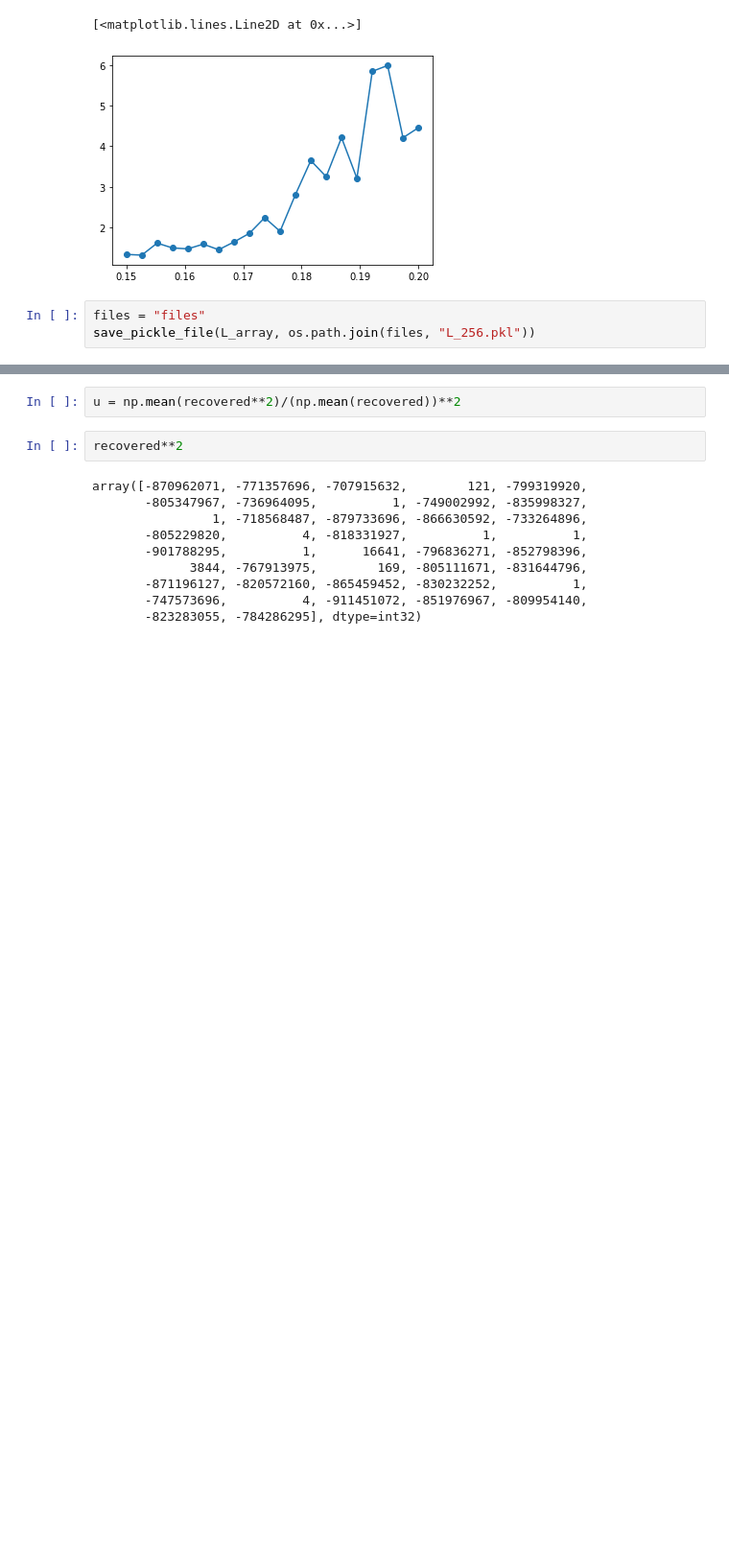
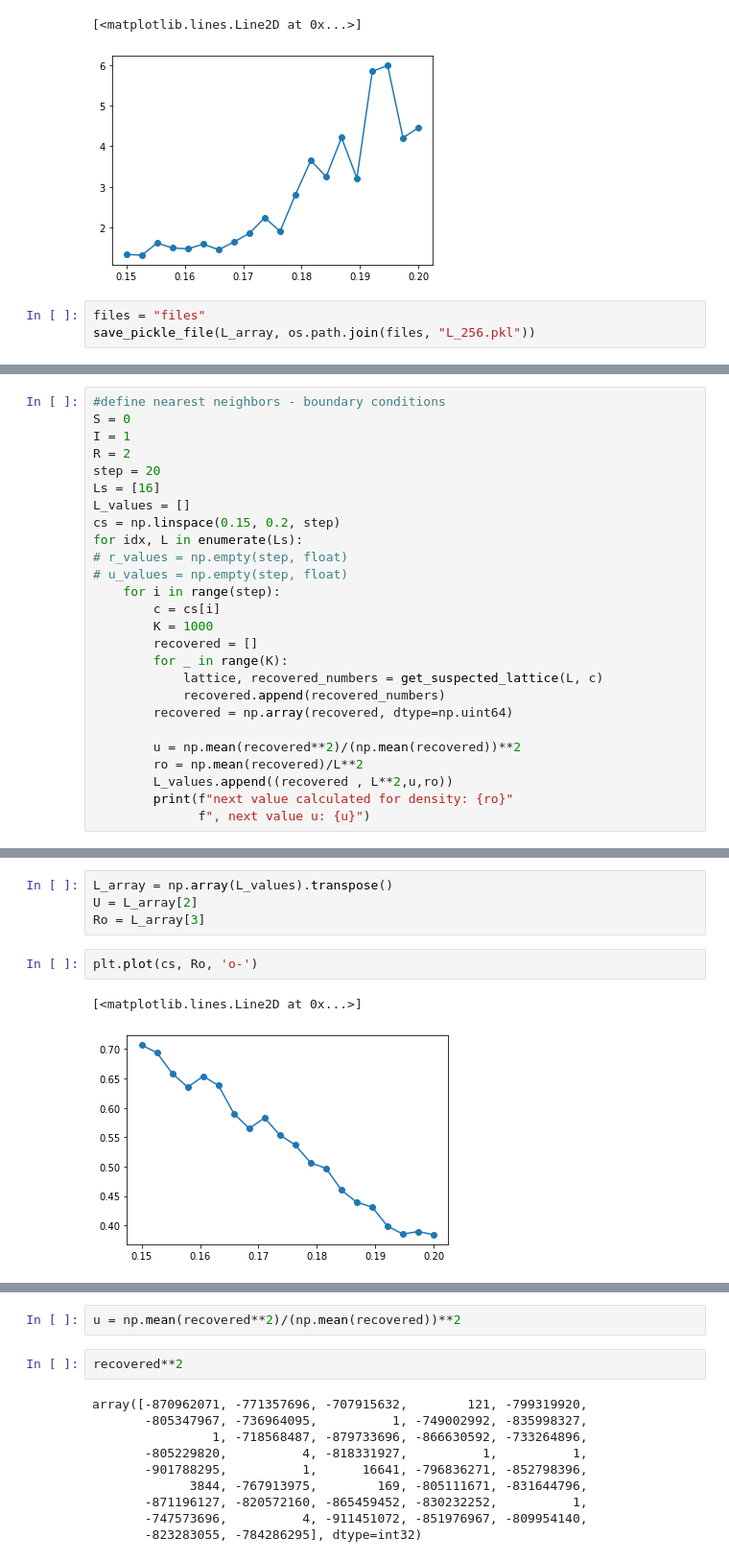
Before and after one commit to Karosemi/Stochastic_SIR_Model, a Jupyter notebook: projekt_finalny.ipynb, the cells around one changed output, grey strips where cells are left out. Shown at 96% size. Cells and saved outputs as stored; diff of their text form; blank space fills up the shorter version.

```diff
--- a/projekt_finalny.ipynb
+++ b/projekt_finalny.ipynb
@@ -290,0 +306,26 @@ array([58515, 59360, 59892,    11, 59124, 59073, 59649,     1, 59548,
+# %%
+#define nearest neighbors - boundary conditions
+S = 0
+I = 1
+R = 2
+step = 20
+Ls = [16]
+L_values = []
+cs = np.linspace(0.15, 0.2, step)
+for idx, L in enumerate(Ls):
+# r_values = np.empty(step, float)
+# u_values = np.empty(step, float)
+    for i in range(step):
+        c = cs[i]
+        K = 1000
+        recovered = []
+        for _ in range(K):
+            lattice, recovered_numbers = get_suspected_lattice(L, c)
+            recovered.append(recovered_numbers)
+        recovered = np.array(recovered, dtype=np.uint64)
+
+        u = np.mean(recovered**2)/(np.mean(recovered))**2
+        ro = np.mean(recovered)/L**2
+        L_values.append((recovered , L**2,u,ro))
+        print(f"next value calculated for density: {ro}"
+              f", next value u: {u}")
@@ -290,0 +353,9 @@ array([58515, 59360, 59892,    11, 59124, 59073, 59649,     1, 59548,
+# %%
+L_array = np.array(L_values).transpose()
+U = L_array[2]
+Ro = L_array[3]
+# %%
+plt.plot(cs, Ro, 'o-')
+# %% [output]
+[<matplotlib.lines.Line2D at 0x...>]
+[figure, added]
```
Also changed, not shown: parts of 24 cells of this notebook, 2 other files.
